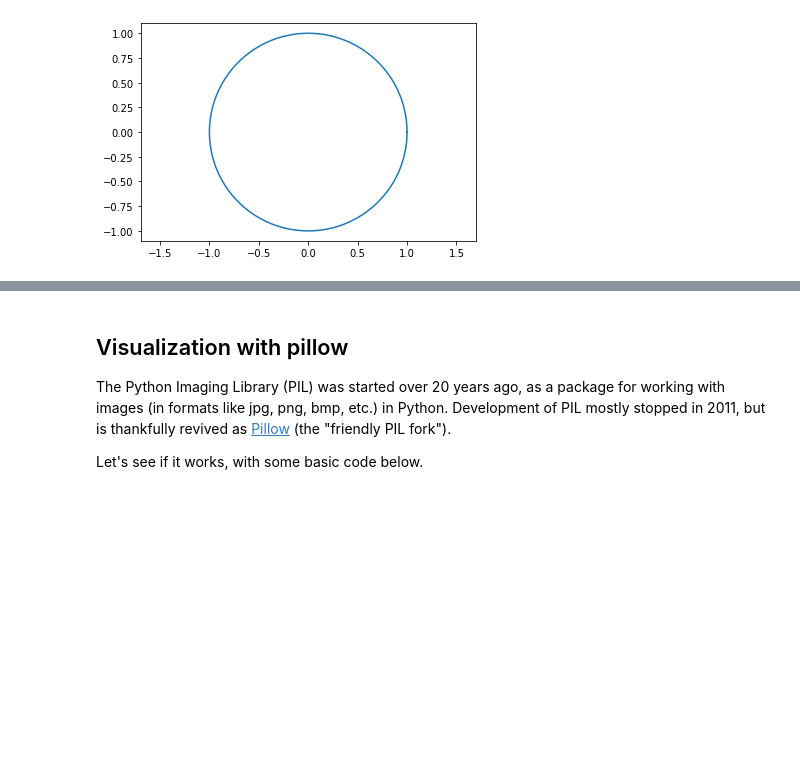
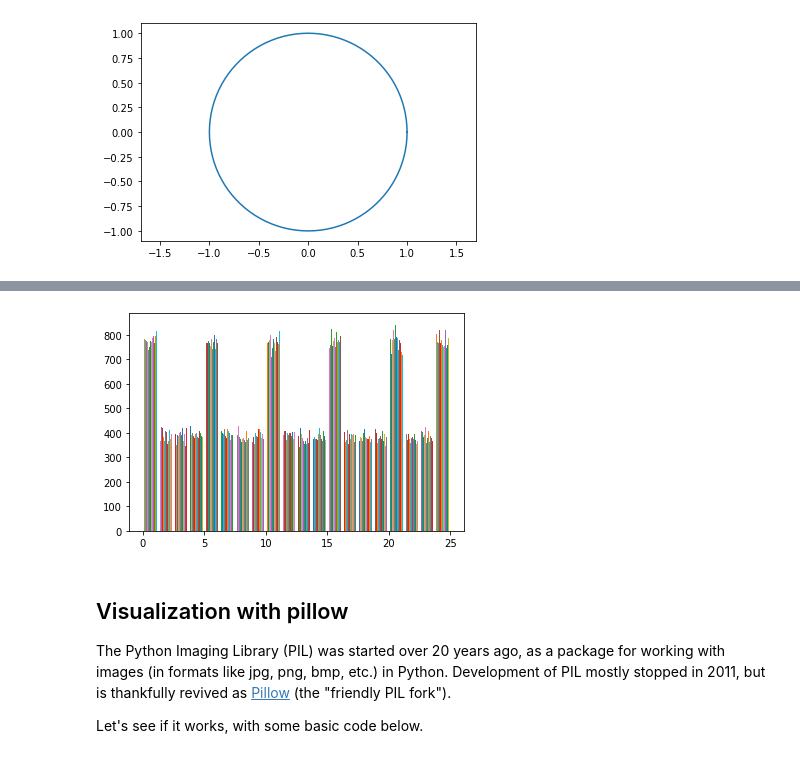
Before and after one commit to wyethl/Math-152, a Jupyter notebook: P4M_Notebook_4.ipynb, the cells around one changed output, grey strips where cells are left out. Cells and saved outputs as stored; diff of their text form; code cells hidden in the pictures; blank space fills up the shorter version.

```diff
--- a/P4M_Notebook_4.ipynb
+++ b/P4M_Notebook_4.ipynb
@@ -1073,3 +1090,11 @@ plt.show()
+# %%
+R = np.random.choice(range(26), (10000,100))
+sum_array = np.sum(R,axis=1).tolist()
+
+plt.hist(R, bins=20)
+plt.show()
+# %% [output]
+[figure, added]
 # %% [markdown]
 ## Visualization with pillow
 
```
Also changed, not shown: parts of 2 cells of this notebook.
